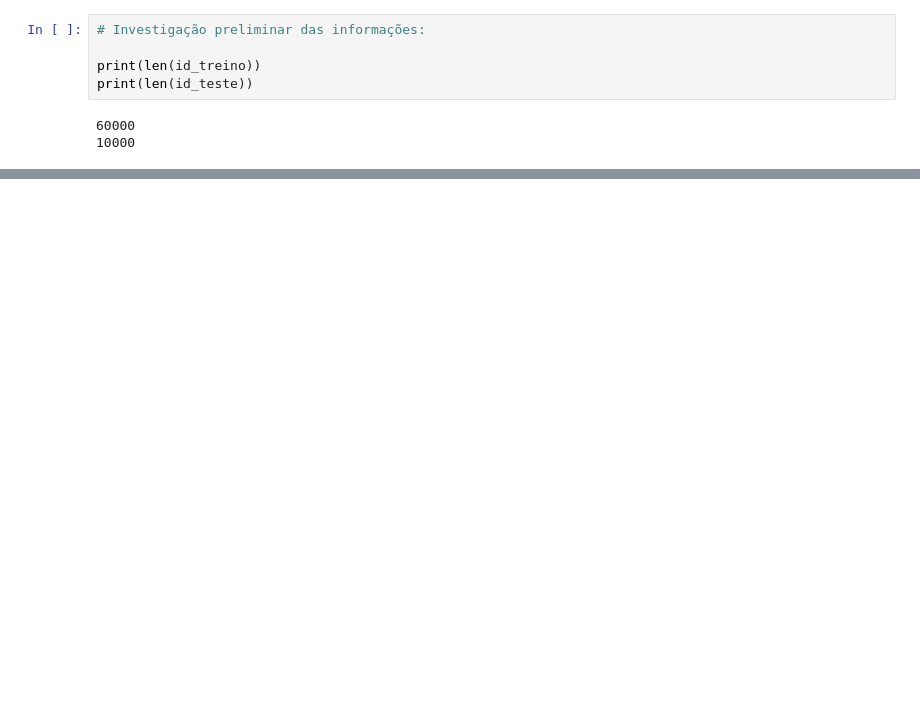
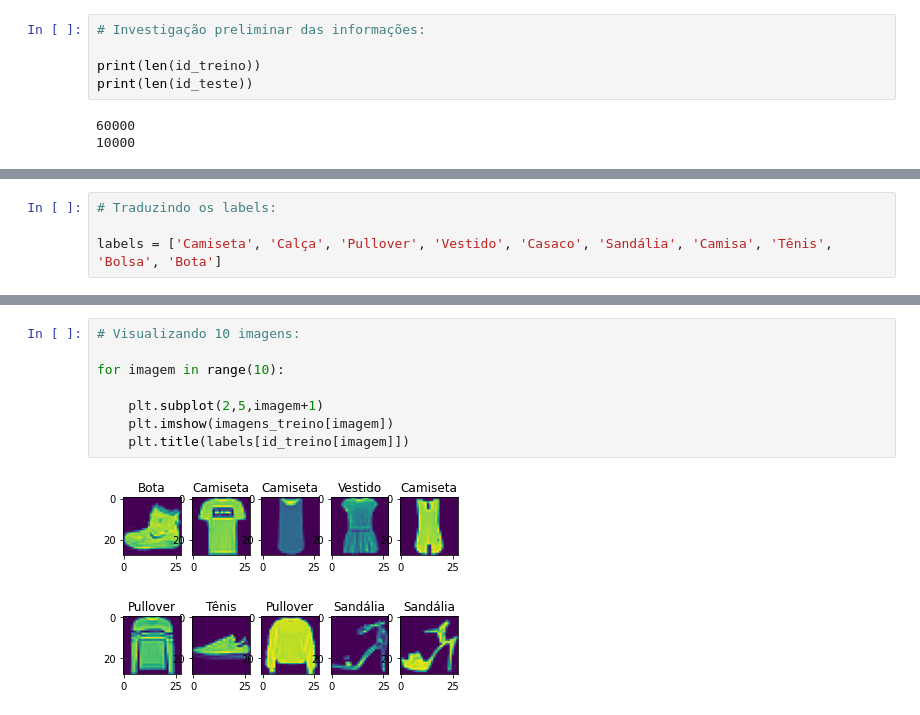
Before and after one commit to silsantos/Image_Classification_Python, a Jupyter notebook: 1_reconhecimento_imagens_keras.ipynb, the cells around one changed output, grey strips where cells are left out. Saved outputs shown, nothing was run; the diff lists cells and outputs as text; blank space fills up the shorter version.

```diff
--- a/1_reconhecimento_imagens_keras.ipynb
+++ b/1_reconhecimento_imagens_keras.ipynb
@@ -42,2 +57,6 @@ print(len(id_teste))
+# %%
+# Traduzindo os labels:
+
+labels = ['Camiseta', 'Calça', 'Pullover', 'Vestido', 'Casaco', 'Sandália', 'Camisa', 'Tênis', 'Bolsa', 'Bota']
 # %%
 # Visualizando uma imagem (matplotlib):
@@ -43,0 +69,10 @@ print(len(id_teste))
+# %%
+# Visualizando 10 imagens:
+
+for imagem in range(10):
+
+    plt.subplot(2,5,imagem+1)
+    plt.imshow(imagens_treino[imagem])
+    plt.title(labels[id_treino[imagem]])
+# %% [output]
+[figure, added]
```
Also changed, not shown: parts of 8 cells of this notebook.
